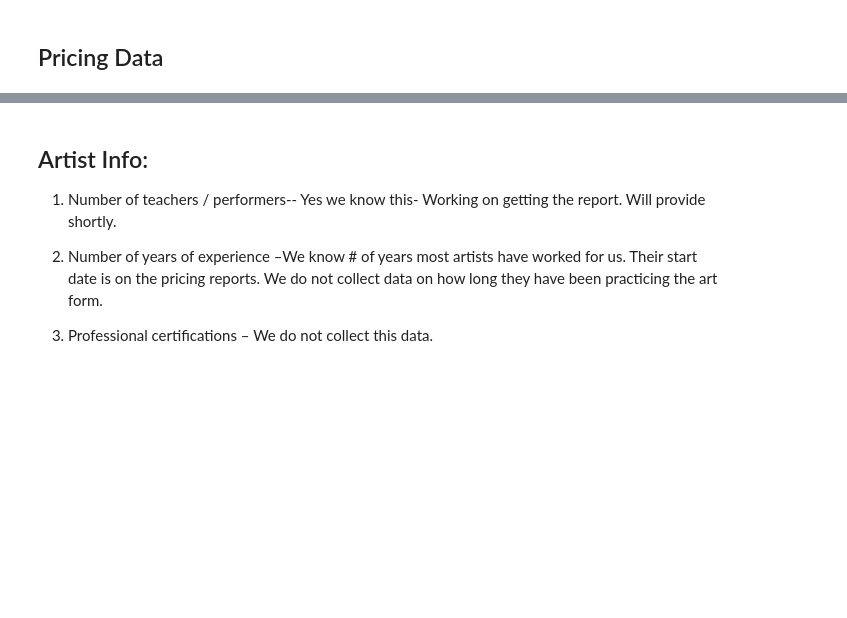
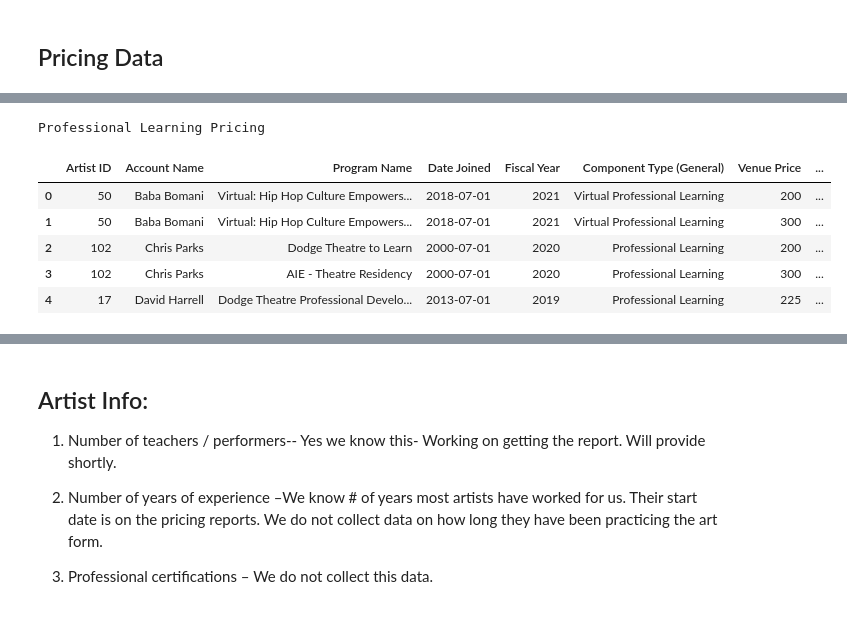
Before and after one commit to alexrobwong/ya-pay-equity, a Jupyter notebook: src/workbook/Workbook.ipynb, the cells around one changed output, grey strips where cells are left out. Drawn from its saved outputs; the diff is of its cells as text; code cells hidden in the pictures; blank space fills up the shorter version.

Commit message:
updated with joined data

```diff
--- a/src/workbook/Workbook.ipynb
+++ b/src/workbook/Workbook.ipynb
@@ -50,4 +59,12 @@ pd.set_option("max_columns", 500)
 # %%
-#get_name(d[1]).head()
+get_name(d[1]).head()
+# %% [output]
+Professional Learning Pricing
+|  | Artist ID | Account Name | Program Name | Date Joined | Fiscal Year | Component Type (General) | Venue Price | ... |
+| 0 | 50 | Baba Bomani | Virtual: Hip Hop Culture Empowers... | 2018-07-01 | 2021 | Virtual Professional Learning | 200 | ... |
+| 1 | 50 | Baba Bomani | Virtual: Hip Hop Culture Empowers... | 2018-07-01 | 2021 | Virtual Professional Learning | 300 | ... |
+| 2 | 102 | Chris Parks | Dodge Theatre to Learn | 2000-07-01 | 2020 | Professional Learning | 200 | ... |
+| 3 | 102 | Chris Parks | AIE - Theatre Residency | 2000-07-01 | 2020 | Professional Learning | 300 | ... |
+| 4 | 17 | David Harrell | Dodge Theatre Professional Develo... | 2013-07-01 | 2019 | Professional Learning | 225 | ... |
 # %%
 get_name(d[2]).head() # Single Performance – one assembly in a school
```
Also changed, not shown: parts of 99 cells of this notebook, 5 other files.
